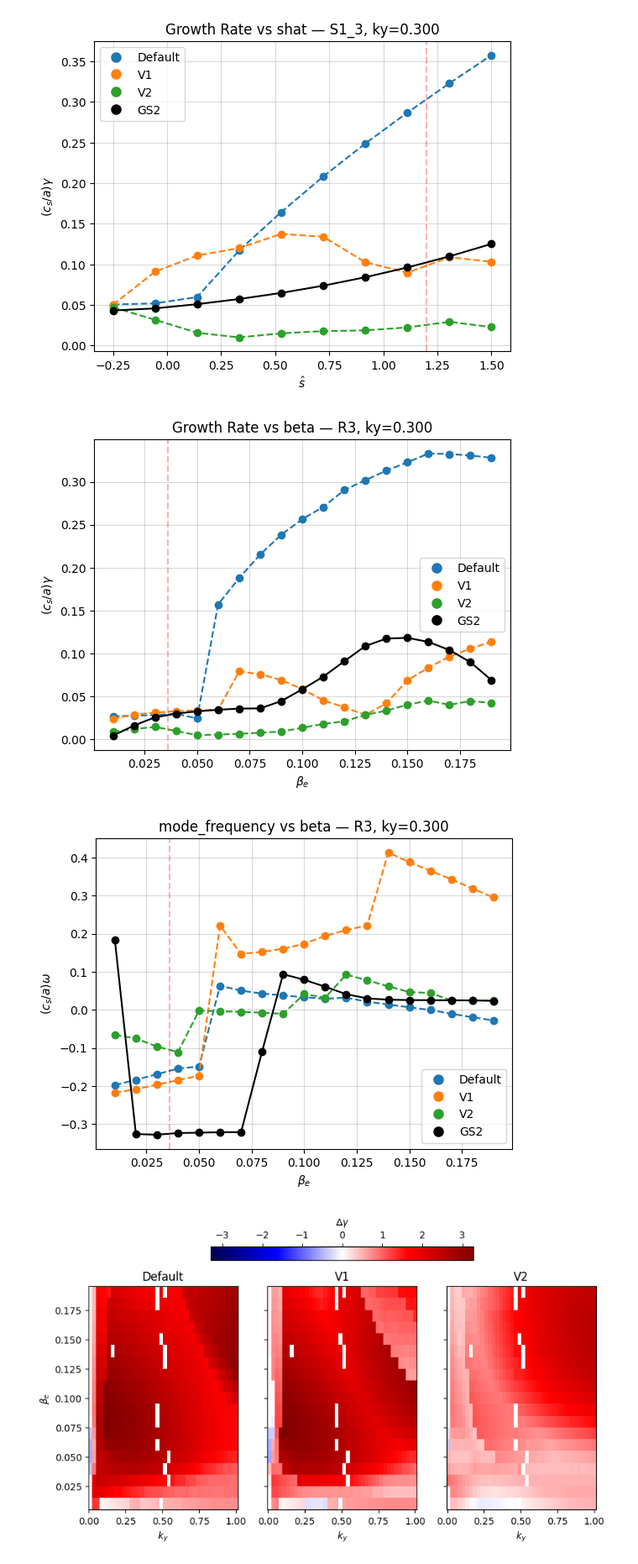
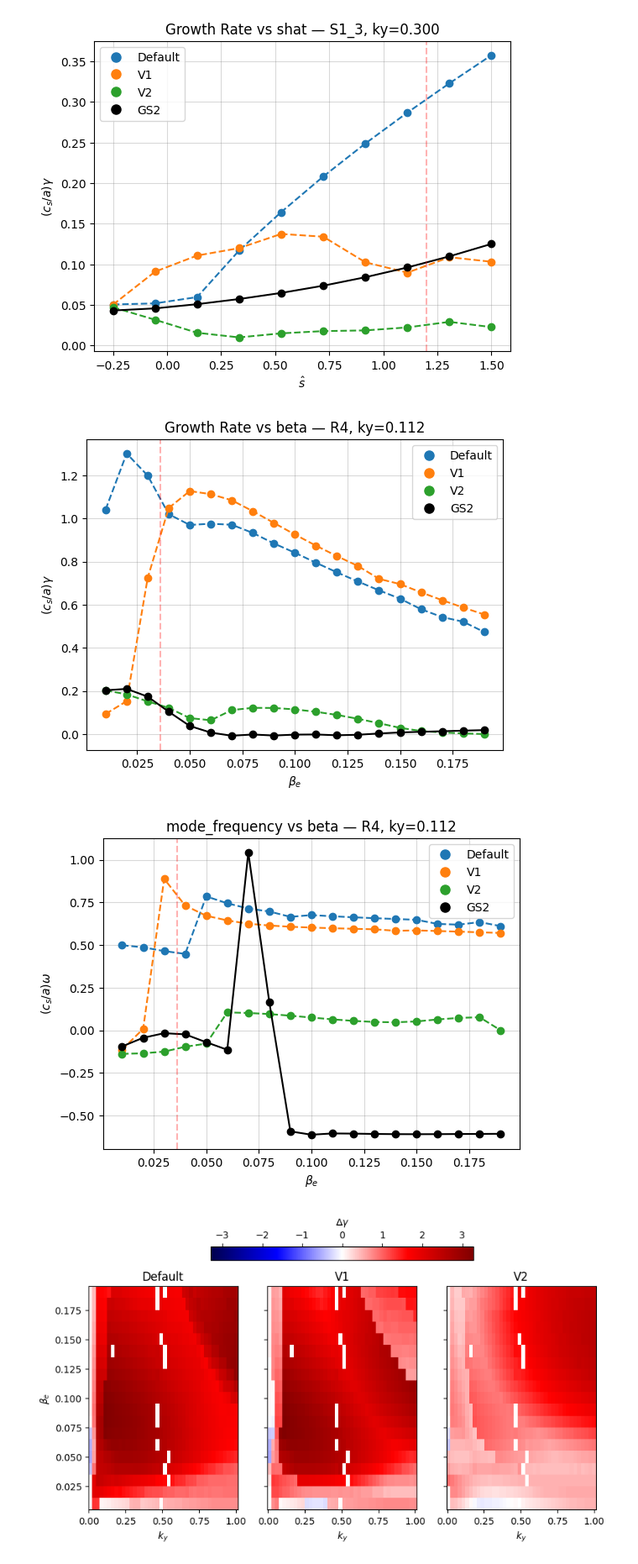
Before and after one commit to FelixWattsYork/EPS_2026_Analysis, a Jupyter notebook: Python_Scripts/Linear_Plotting.ipynb, the cells around one changed output. Shown at 84% size. Saved outputs shown, nothing was run; the diff lists cells and outputs as text; code cells hidden in the pictures.

```diff
--- a/Python_Scripts/Linear_Plotting.ipynb
+++ b/Python_Scripts/Linear_Plotting.ipynb
@@ -8,10 +8,10 @@ from matplotlib import pyplot as plt
 # Replace with path to your Gyrokinetic Simulations
 GYRO_DIR  = Path("/mnt/data/Gyrokinetic_Simulations/")
 # %%
-#cases = ["M1_A1_NE","S1_3","R3","R4"]
-#projects = ["scan_beta","scan_q","scan_shat"]
-cases = ["R4"]
-projects = ["scan_beta"]
+cases = ["M1_A1_NE","S1_3","R3","R4"]
+projects = ["scan_beta","scan_q","scan_shat"]
+# cases = ["R3","R4"]
+# projects = ["scan_beta"]
 # %%
 project_dict ={}
 for project in projects:
@@ -264,8 +292,8 @@ plt.savefig(f"{path}/Growth Rate vs shat — {case}, ky={ky_actual:.3f}.png", dp
 from matplotlib import pyplot as plt
 # Plot shat scan
 project = "scan_beta"
-case = "R3"
-ky = 0.3
+case = "R4"
+ky = 0.1
 reference_q = 0.036
 
 
@@ -300,13 +328,13 @@ path = f"../Plots/{project}/{case}"
 os.makedirs(path, exist_ok=True)
 plt.savefig(f"{path}/Growth Rate vs beta — {case}, ky={ky_actual:.3f}.png", dpi=300)
 # %% [output]
-[figure, old version]
+[figure, new version]
 # %%
 from matplotlib import pyplot as plt
 # Plot shat scan
 project = "scan_beta"
-case = "R3"
-ky = 0.3
+case = "R4"
+ky = 0.1
 reference_q = 0.036
 
 
@@ -314,34 +342,34 @@ for tglf in tglf_versions:
     tglf_project_dict[project][case][tglf].gk_output["mode_frequency"].sel(ky =ky,method = "nearest").sel(mode =0).plot(label = tglf,marker = "o",linestyle = "--")
 
 gs2_mode_frequency = project_dict[project][case].gk_output["mode_frequency"].sel(ky =ky,method = "nearest")
 gs2_mode_frequency_tolerance = project_dict[project][case].gk_output["growth_rate_tolerance"].sel(ky =ky,method = "nearest")
 #gs2_mode_frequency = gs2_mode_frequency.where(gs2_mode_frequency_tolerance<0.1)
 gs2_mode_frequency.plot(label = "GS2", color = "black",marker = "o")
 ky_actual = float(
     project_dict[project][case].gk_output["mode_frequency"]
     .sel(ky=ky, method="nearest")
     .ky
 )
 
 plt.axvline(x=reference_q, color='red',alpha=0.3,linestyle = "--")
 
 plt.title(f"mode_frequency vs beta — {case}, ky={ky_actual:.3f}")
 plt.xlabel(r"$\beta_e$")
 plt.ylabel(r"$(c_s/a) \omega$")
 plt.grid(alpha=0.3, color='grey')
 from matplotlib.lines import Line2D
 
 handles, labels = plt.gca().get_legend_handles_labels()
 dot_handles = [
     Line2D([], [], color=h.get_color(), marker="o", linestyle="none", markersize=8)
     for h in handles
 ]
 plt.legend(dot_handles, labels)
 path = f"../Plots/{project}/{case}"
 os.makedirs(path, exist_ok=True)
 plt.savefig(f"{path}/mode_frequency vs beta — {case}, ky={ky_actual:.3f}.png", dpi=300)
 # %% [output]
-[figure, old version]
+[figure, new version]
 # %%
 import numpy as np
 import matplotlib.pyplot as plt
```
Also changed, not shown: parts of 4 cells of this notebook, 4 other files.
